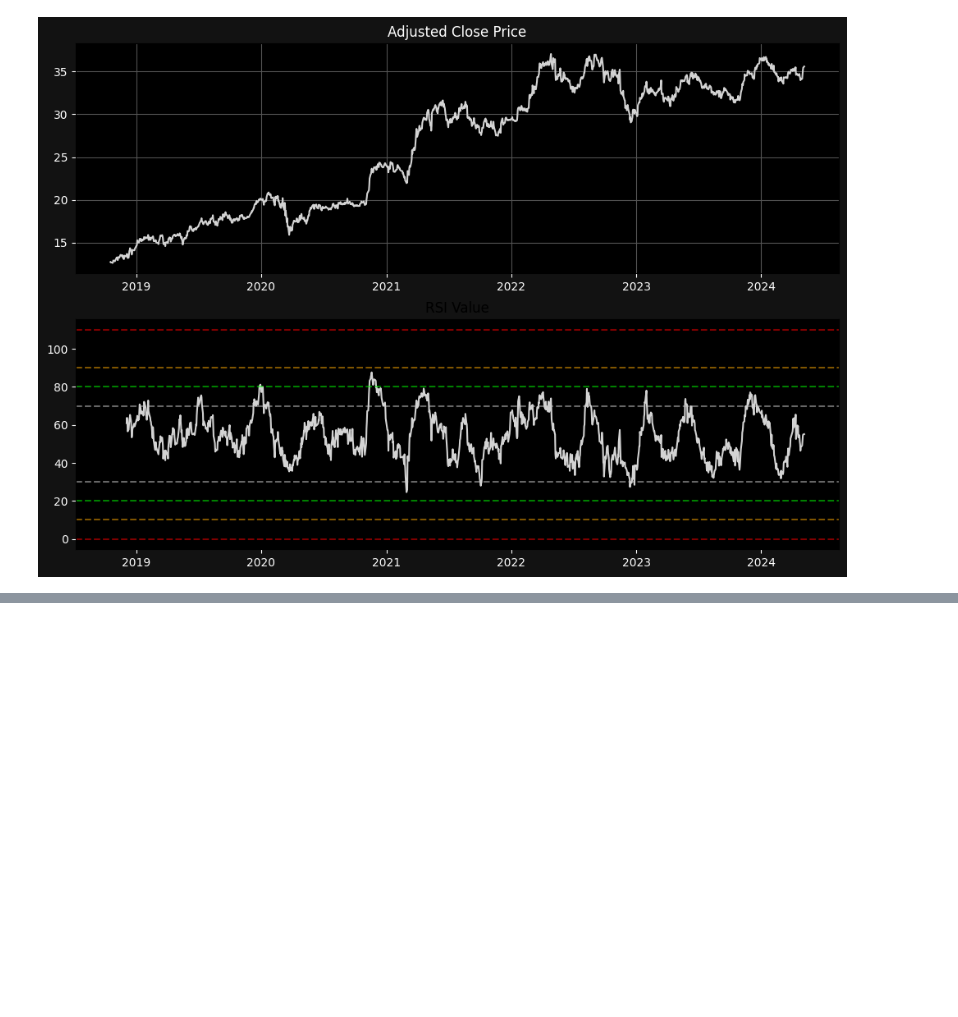
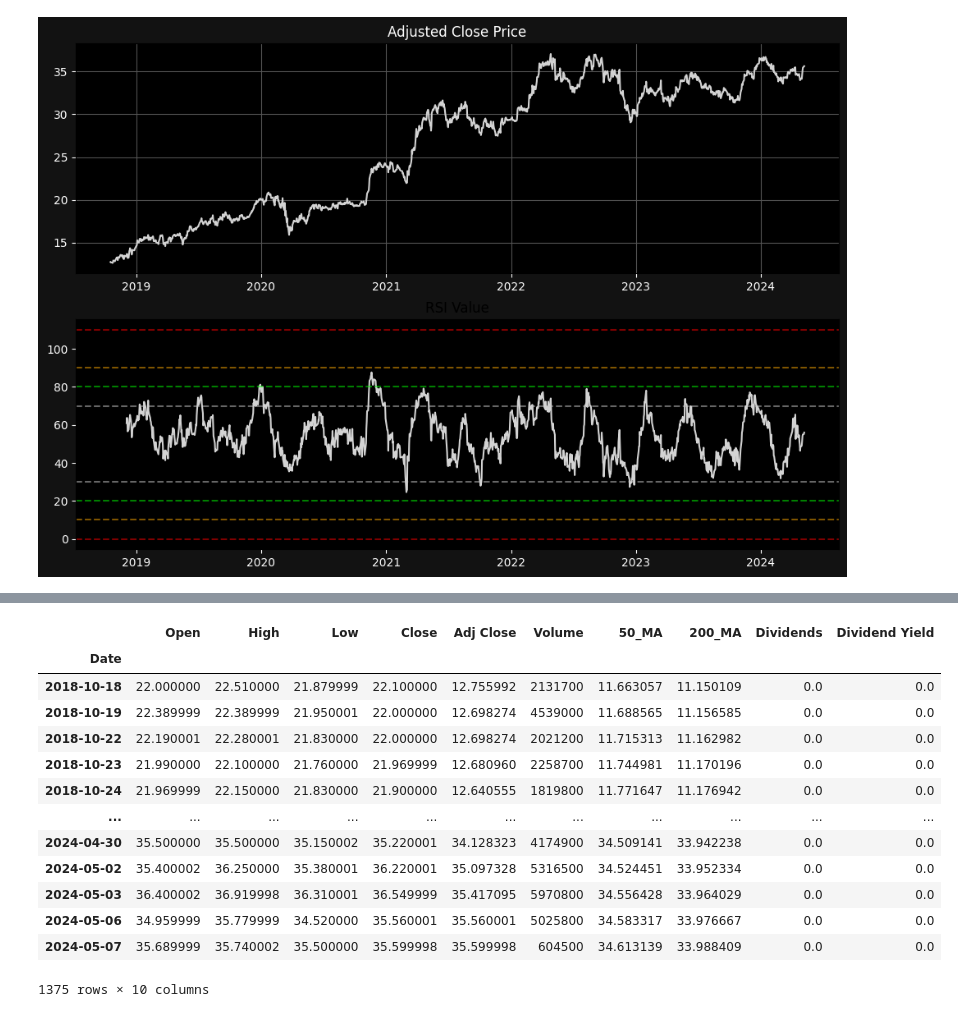
Before and after one commit to hg-kaua/CodeToCoin, a Jupyter notebook: Analysis/taesa_analysis.ipynb, the cells around one changed output, grey strips where cells are left out. Saved outputs shown, nothing was run; the diff lists cells and outputs as text; code cells hidden in the pictures; blank space fills up the shorter version.

```diff
--- a/Analysis/taesa_analysis.ipynb
+++ b/Analysis/taesa_analysis.ipynb
@@ -97,0 +121,17 @@ ax2.tick_params(axis='y', colors='white')
+# %%
+taesa11
+# %% [output]
+|  | Open | High | Low | Close | Adj Close | Volume | 50_MA | 200_MA | Dividends | Dividend Yield |
+| Date |  |  |  |  |  |  |  |  |  |  |
+| 2018-10-18 | 22.000000 | 22.510000 | 21.879999 | 22.100000 | 12.755992 | 2131700 | 11.663057 | 11.150109 | 0.0 | 0.0 |
+| 2018-10-19 | 22.389999 | 22.389999 | 21.950001 | 22.000000 | 12.698274 | 4539000 | 11.688565 | 11.156585 | 0.0 | 0.0 |
+| 2018-10-22 | 22.190001 | 22.280001 | 21.830000 | 22.000000 | 12.698274 | 2021200 | 11.715313 | 11.162982 | 0.0 | 0.0 |
+| 2018-10-23 | 21.990000 | 22.100000 | 21.760000 | 21.969999 | 12.680960 | 2258700 | 11.744981 | 11.170196 | 0.0 | 0.0 |
+| 2018-10-24 | 21.969999 | 22.150000 | 21.830000 | 21.900000 | 12.640555 | 1819800 | 11.771647 | 11.176942 | 0.0 | 0.0 |
+| ... | ... | ... | ... | ... | ... | ... | ... | ... | ... | ... |
+| 2024-04-30 | 35.500000 | 35.500000 | 35.150002 | 35.220001 | 34.128323 | 4174900 | 34.509141 | 33.942238 | 0.0 | 0.0 |
+| 2024-05-02 | 35.400002 | 36.250000 | 35.380001 | 36.220001 | 35.097328 | 5316500 | 34.524451 | 33.952334 | 0.0 | 0.0 |
+| 2024-05-03 | 36.400002 | 36.919998 | 36.310001 | 36.549999 | 35.417095 | 5970800 | 34.556428 | 33.964029 | 0.0 | 0.0 |
+| 2024-05-06 | 34.959999 | 35.779999 | 34.520000 | 35.560001 | 35.560001 | 5025800 | 34.583317 | 33.976667 | 0.0 | 0.0 |
+| 2024-05-07 | 35.689999 | 35.740002 | 35.500000 | 35.599998 | 35.599998 | 604500 | 34.613139 | 33.988409 | 0.0 | 0.0 |
+1375 rows × 10 columns
```
Also changed, not shown: parts of 4 cells of this notebook.
